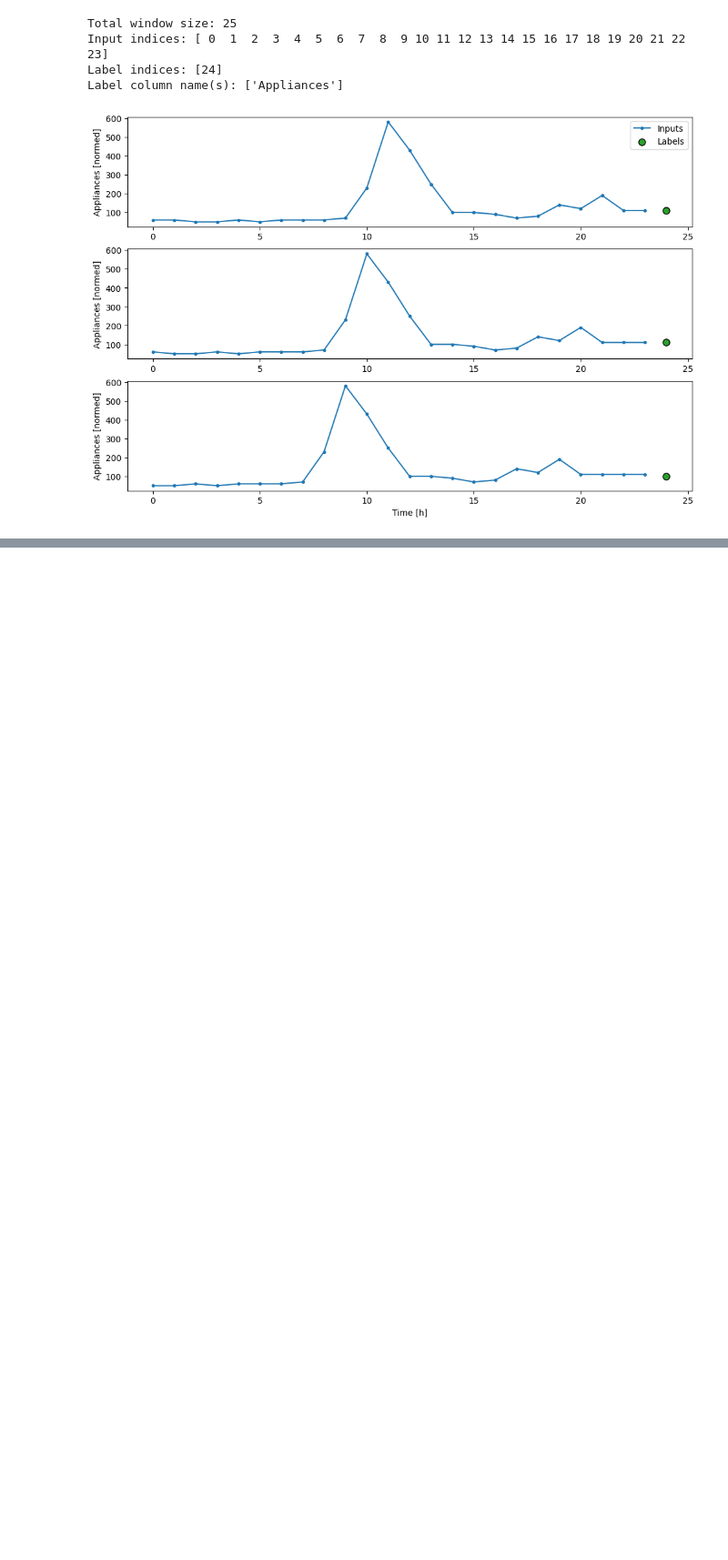
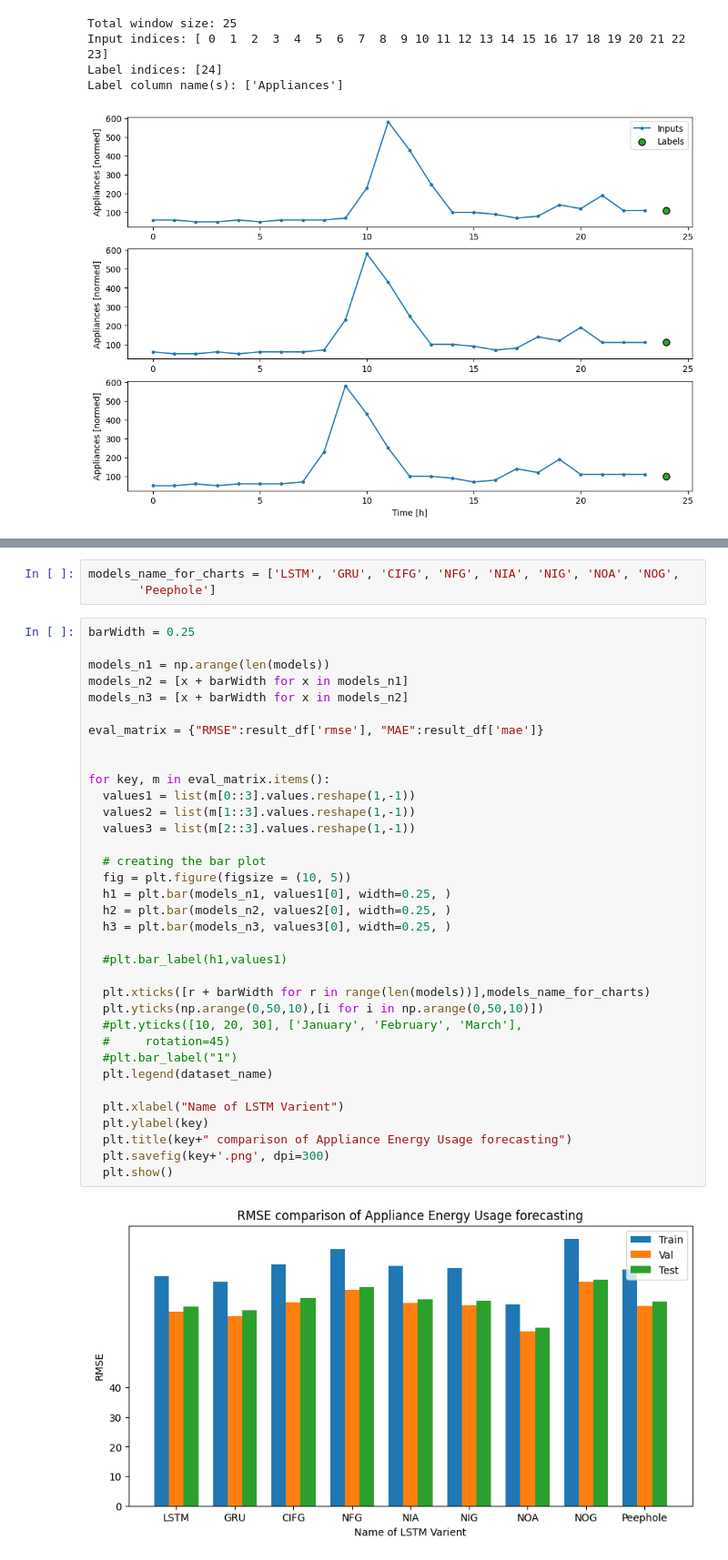
Before and after one commit to hemantnyadav/time-series-forecasting, a Jupyter notebook: Single_Step_Univariate_Time_Series_energy_complete.ipynb, the cells around one changed output, grey strips where cells are left out. Shown at 91% size. Drawn from its saved outputs; the diff is of its cells as text; blank space fills up the shorter version.

```diff
--- a/Single_Step_Univariate_Time_Series_energy_complete.ipynb
+++ b/Single_Step_Univariate_Time_Series_energy_complete.ipynb
@@ -130,0 +312,40 @@ def evaluate_model(predictions, actuals):
+# %%
+models_name_for_charts = ['LSTM', 'GRU', 'CIFG', 'NFG', 'NIA', 'NIG', 'NOA', 'NOG',
+       'Peephole']
+# %%
+barWidth = 0.25
+
+models_n1 = np.arange(len(models))
+models_n2 = [x + barWidth for x in models_n1]
+models_n3 = [x + barWidth for x in models_n2]
+
+eval_matrix = {"RMSE":result_df['rmse'], "MAE":result_df['mae']}
+
+
+for key, m in eval_matrix.items():
+  values1 = list(m[0::3].values.reshape(1,-1))
+  values2 = list(m[1::3].values.reshape(1,-1))
+  values3 = list(m[2::3].values.reshape(1,-1))
+
+  # creating the bar plot
+  fig = plt.figure(figsize = (10, 5))
+  h1 = plt.bar(models_n1, values1[0], width=0.25, )
+  h2 = plt.bar(models_n2, values2[0], width=0.25, )
+  h3 = plt.bar(models_n3, values3[0], width=0.25, )
+
+  #plt.bar_label(h1,values1)
+
+  plt.xticks([r + barWidth for r in range(len(models))],models_name_for_charts)
+  plt.yticks(np.arange(0,50,10),[i for i in np.arange(0,50,10)])
+  #plt.yticks([10, 20, 30], ['January', 'February', 'March'],
+  #     rotation=45)
+  #plt.bar_label("1")
+  plt.legend(dataset_name)
+
+  plt.xlabel("Name of LSTM Varient")
+  plt.ylabel(key)
+  plt.title(key+" comparison of Appliance Energy Usage forecasting")
+  plt.savefig(key+'.png', dpi=300)
+  plt.show()
+# %% [output]
+[figure, added]
```
Also changed, not shown: parts of 25 cells of this notebook.
